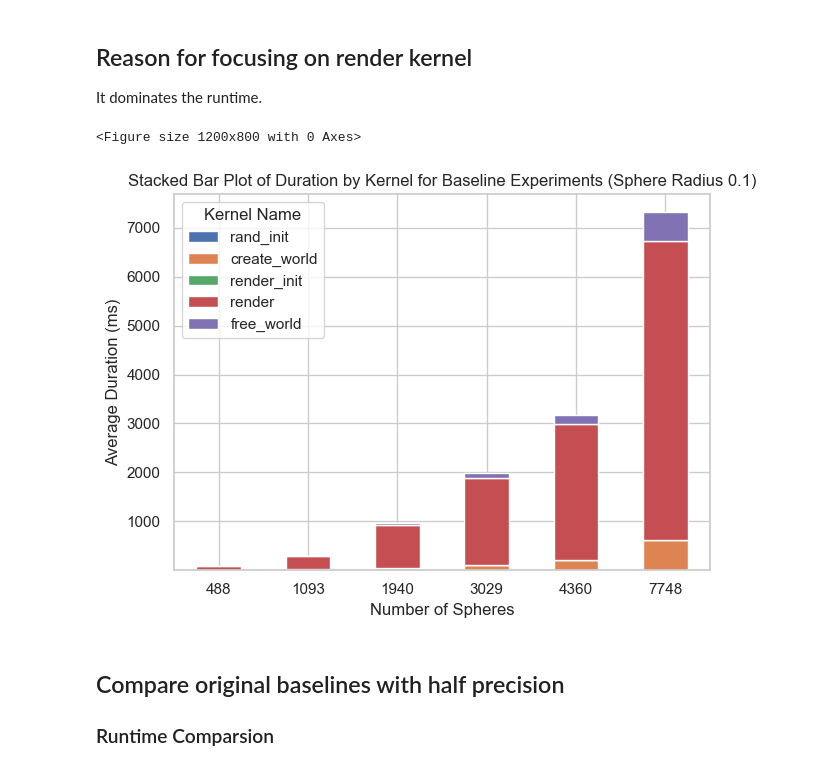
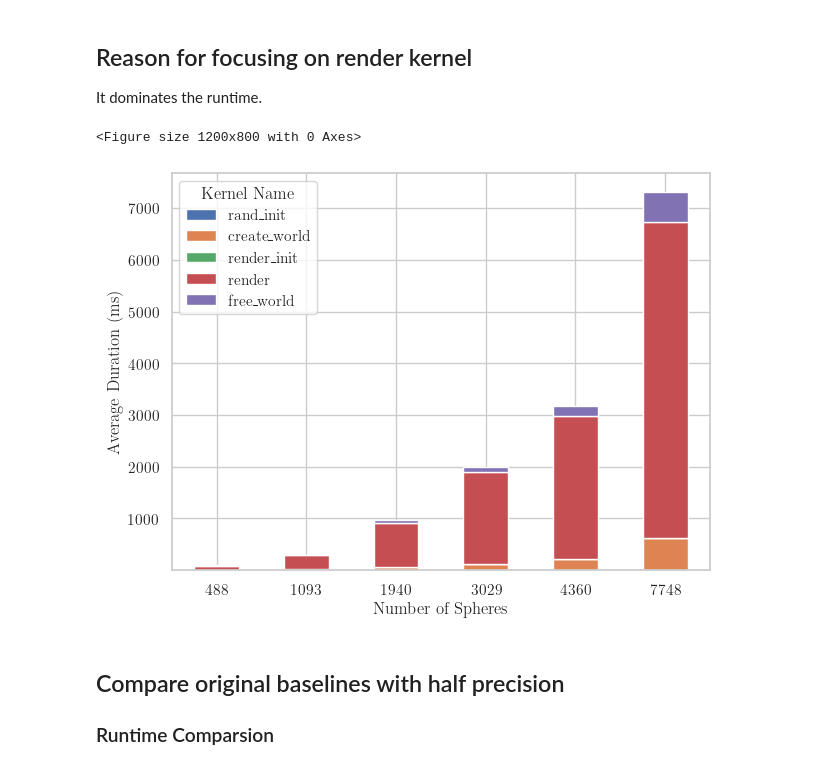
Before and after one commit to MuellerNico/DD2360-RayTracing, a Jupyter notebook: analysis/evaluations.ipynb, the cells around one changed output. Cells and saved outputs as stored; diff of their text form; code cells hidden in the pictures.

Commit message:
added images

```diff
--- a/analysis/evaluations.ipynb
+++ b/analysis/evaluations.ipynb
@@ -8,6 +8,13 @@ from skimage import io
 import cv2
 import matplotlib.pyplot as plt
 import seaborn as sns
+# %%
+plt.rcParams.update({
+    "pgf.texsystem": "pdflatex",
+    "font.family": "serif",
+    "text.usetex": True,
+    "pgf.rcfonts": False
+})
 # %% [markdown]
 # Evaluations
 # %% [markdown]
@@ -172,28 +179,29 @@ It dominates the runtime.
 # %%
 baseline_df = result_df[(result_df['BASELINE'] == True) &
                         (result_df['metric_name'] == 'Duration') &
                         (result_df['SPHERE_RADIUS'] == 0.1)]
 
 # define kernel stacking order
 kernel_order = ['rand_init', 'create_world', 'render_init', 'render', 'free_world']
 
 pivot_df = baseline_df.pivot(index='NUM_SPHERES', columns='kernel_name', values='avg')
 
 pivot_df = pivot_df[kernel_order]
 
 plt.figure(figsize=(12, 8))
 pivot_df.plot(kind='bar', stacked=True)
 
-plt.title('Stacked Bar Plot of Duration by Kernel for Baseline Experiments (Sphere Radius 0.1)')
+#plt.title('Stacked Bar Plot of Duration by Kernel for Baseline Experiments (Sphere Radius 0.1)')
 plt.ylabel('Average Duration (ms)')
 plt.xlabel('Number of Spheres')
 plt.xticks(rotation=0)
 plt.legend(title='Kernel Name')
 plt.tight_layout()
+plt.savefig("reason_for_focus_on_kernel.pdf")
 plt.show()
 # %% [output]
 <Figure size 1200x800 with 0 Axes>
-[figure, old version]
+[figure, new version]
 # %% [markdown]
 ## Compare original baselines with half precision
 
```
Also changed, not shown: parts of 1 cell of this notebook, 2 other files.
